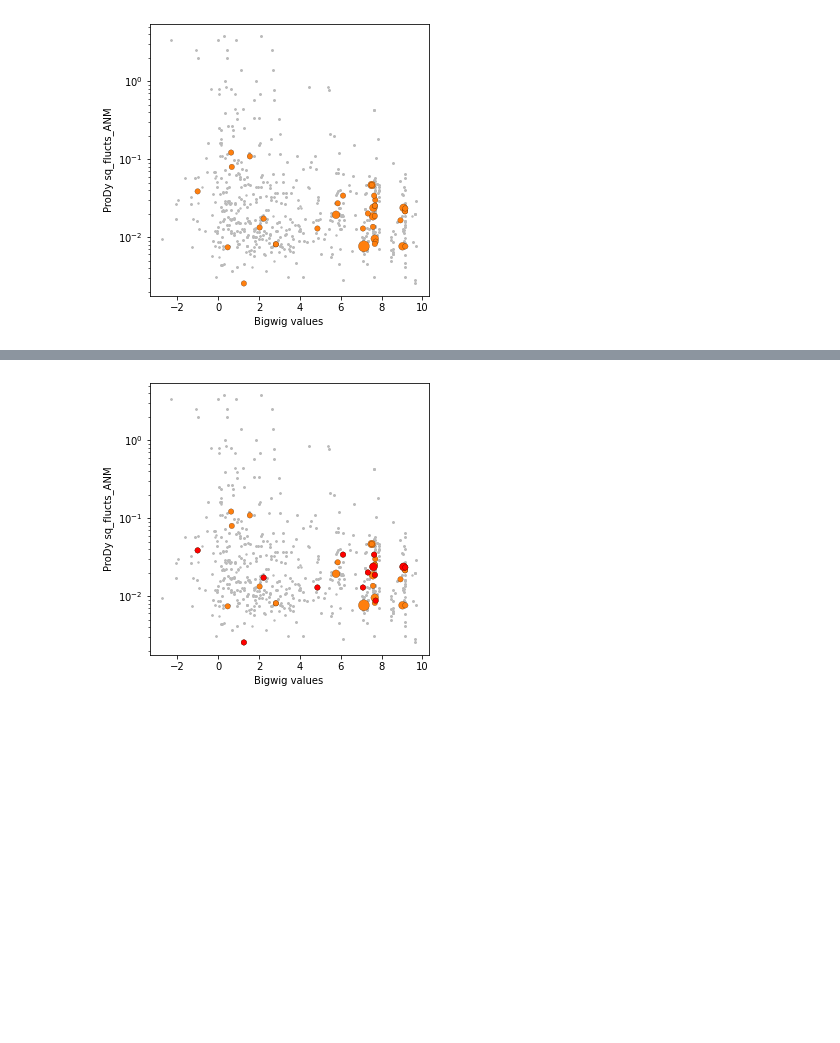
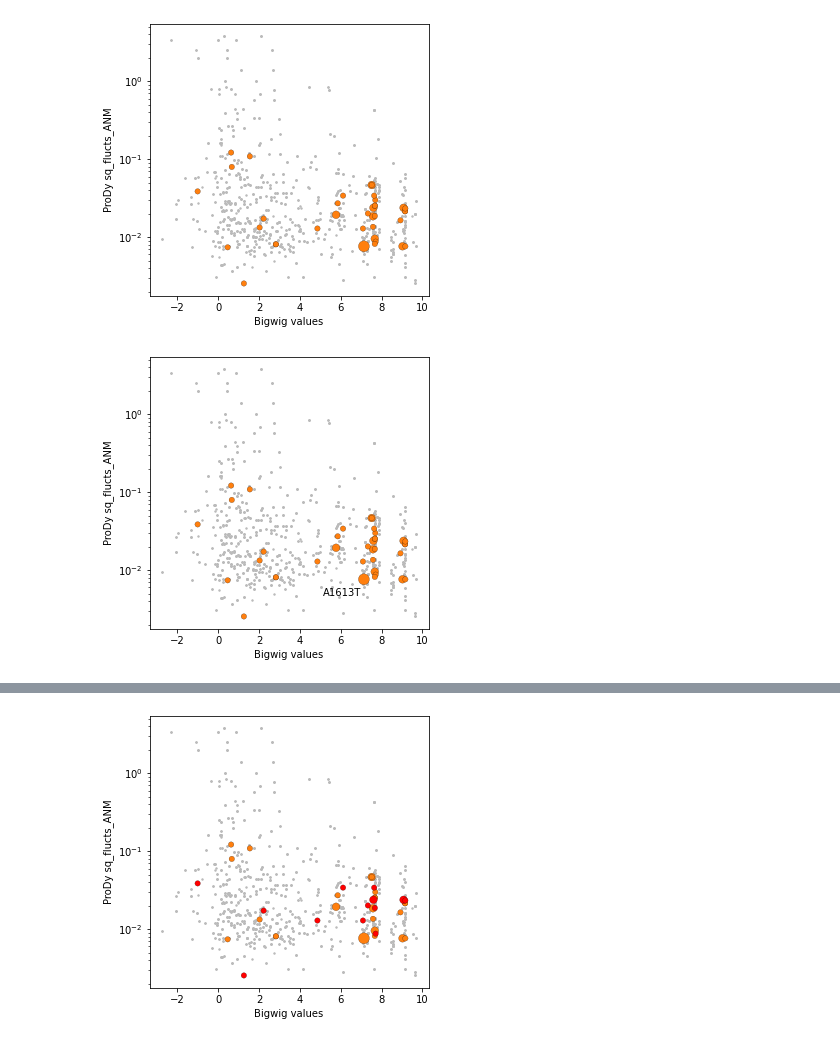
Before and after one commit to michaelhall28/darwinian_shift, a Jupyter notebook: Tutorial.ipynb, the cells around one changed output, grey strips where cells are left out. Cells and saved outputs as stored; diff of their text form; code cells hidden in the pictures; blank space fills up the shorter version.

```diff
--- a/Tutorial.ipynb
+++ b/Tutorial.ipynb
@@ -735,3 +757,15 @@ plot_scatter_two_scores(bw_section, anm_section, figsize=(5, 5), show_legend=Fal
                        base_marker_size=30, unmutated_marker_size=2)
 # %% [output]
 [figure]
+# %%
+# Want to know the mutation that has a bigwig score of between 7 and 8, a Prody score below 10-2 and is
+# observed at least 3 times?
+# To to this, mutations in selected regions of the plot can be annotated
+plot_scatter_two_scores(bw_section, anm_section, figsize=(5, 5), show_legend=False, plot_yscale='log',
+                       base_marker_size=30, unmutated_marker_size=2,
+                        # Add the arguments for the annotation
+                       annotate_mutations=True, annotate_min_count=3,
+                        annotate_xregion=(7, 8), annotate_yregion=(0, 0.01),
+                       annotation_offset=(-2, -0.003))
+# %% [output]
+[figure, added]
```
Also changed, not shown: parts of 18 cells of this notebook, 7 other files.
